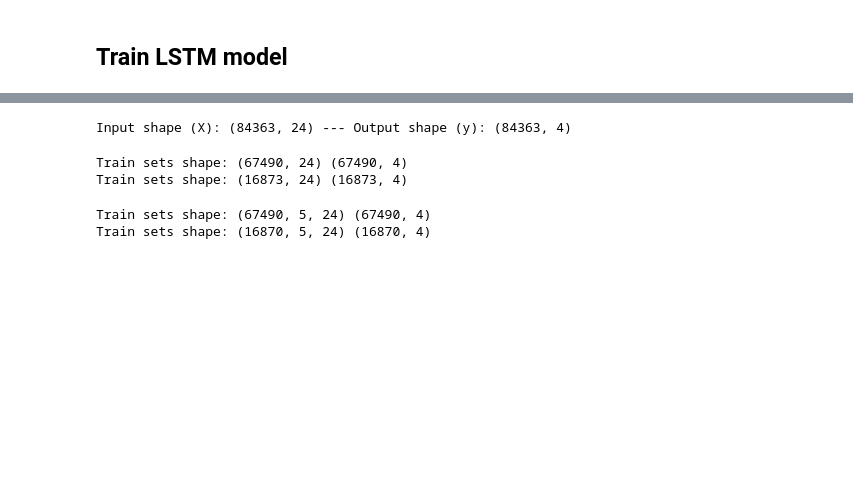
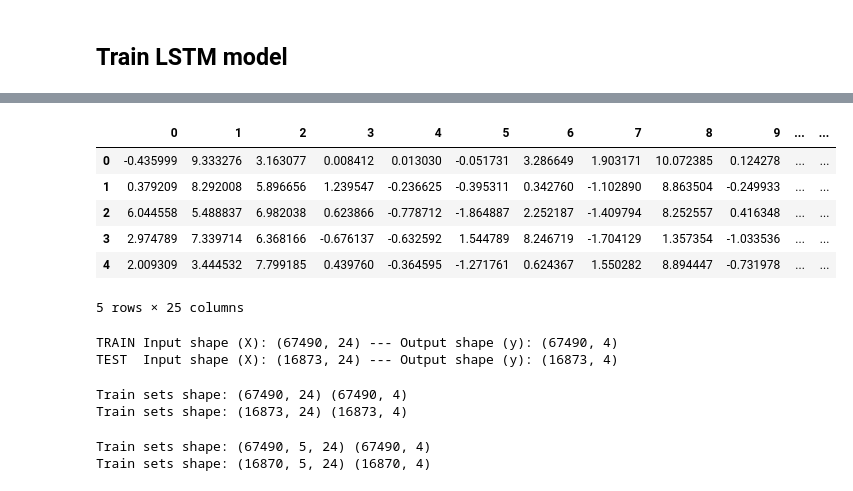
Before and after one commit to annasparapani/PW-RehabRobotics, a Jupyter notebook: tensorflow/train_lstm.ipynb, the cells around one changed output, grey strips where cells are left out. Cells and saved outputs as stored; diff of their text form; code cells hidden in the pictures; blank space fills up the shorter version.

```diff
--- a/tensorflow/train_lstm.ipynb
+++ b/tensorflow/train_lstm.ipynb
@@ -36,3 +22,22 @@ df.head()
+# %%
+# Load data
+#df = pd.read_csv(os.path.join(DATA_DIR, "data_entire_eachSub.csv"), header=None)
+
+# Loading training and testing data separately.
+# `data_train_eachSub.csv` should contain 80% of the dataset to be used for training.
+# `data_test_eachSub.csv` should contain 20% of the dataset to be used for testing.
+df_train = pd.read_csv(os.path.join(DATA_DIR, "train.csv"), header=None)
+df_test = pd.read_csv(os.path.join(DATA_DIR, "test.csv"), header=None)
+#df = pd.read_csv('data_train.csv', header=None)
+df_test.head()
+# %% [output]
+|  | 0 | 1 | 2 | 3 | 4 | 5 | 6 | 7 | 8 | 9 | ... | ... |
+| 0 | -0.435999 | 9.333276 | 3.163077 | 0.008412 | 0.013030 | -0.051731 | 3.286649 | 1.903171 | 10.072385 | 0.124278 | ... | ... |
+| 1 | 0.379209 | 8.292008 | 5.896656 | 1.239547 | -0.236625 | -0.395311 | 0.342760 | -1.102890 | 8.863504 | -0.249933 | ... | ... |
+| 2 | 6.044558 | 5.488837 | 6.982038 | 0.623866 | -0.778712 | -1.864887 | 2.252187 | -1.409794 | 8.252557 | 0.416348 | ... | ... |
+| 3 | 2.974789 | 7.339714 | 6.368166 | -0.676137 | -0.632592 | 1.544789 | 8.246719 | -1.704129 | 1.357354 | -1.033536 | ... | ... |
+| 4 | 2.009309 | 3.444532 | 7.799185 | 0.439760 | -0.364595 | -1.271761 | 0.624367 | 1.550282 | 8.894447 | -0.731978 | ... | ... |
+5 rows × 25 columns
 # %%
 '''
     *** Fixed parameters that are defined and should not be changed
@@ -67,13 +72,27 @@ batch_size = 32
 assert(len(neurons) == len(dropouts))
 # %%
 # Data preparation
-X = df.iloc[:,0:-1].to_numpy()
-y = df.iloc[:,-1].to_numpy()
-y = tf.keras.utils.to_categorical(y)
+#X = df.iloc[:,0:-1].to_numpy()
+#y = df.iloc[:,-1].to_numpy()
+#y = tf.keras.utils.to_categorical(y)
 
-print("Input shape (X): {} --- Output shape (y): {}".format(X.shape, y.shape))
+# Apply pre-processing to both training and testing data
+
+X_train = df_train.iloc[:,0:-1].to_numpy()
+y_train = df_train.iloc[:,-1].to_numpy()
+y_train = tf.keras.utils.to_categorical(y_train)
+
+X_test = df_test.iloc[:,0:-1].to_numpy()
+y_test = df_test.iloc[:,-1].to_numpy()
+y_test = tf.keras.utils.to_categorical(y_test)
+
+#print("Input shape (X): {} --- Output shape (y): {}".format(X.shape, y.shape))
+
+print("TRAIN Input shape (X): {} --- Output shape (y): {}".format(X_train.shape, y_train.shape))
+print("TEST  Input shape (X): {} --- Output shape (y): {}".format(X_test.shape, y_test.shape))
 # %% [output]
-Input shape (X): (84363, 24) --- Output shape (y): (84363, 4)
+TRAIN Input shape (X): (67490, 24) --- Output shape (y): (67490, 4)
+TEST  Input shape (X): (16873, 24) --- Output shape (y): (16873, 4)
 # %%
 def build_sequences(df, y, window_length, input_features, stride):
     # Sanity check to avoid runtime errors
```
Also changed, not shown: parts of 7 cells of this notebook, 20 other files.
